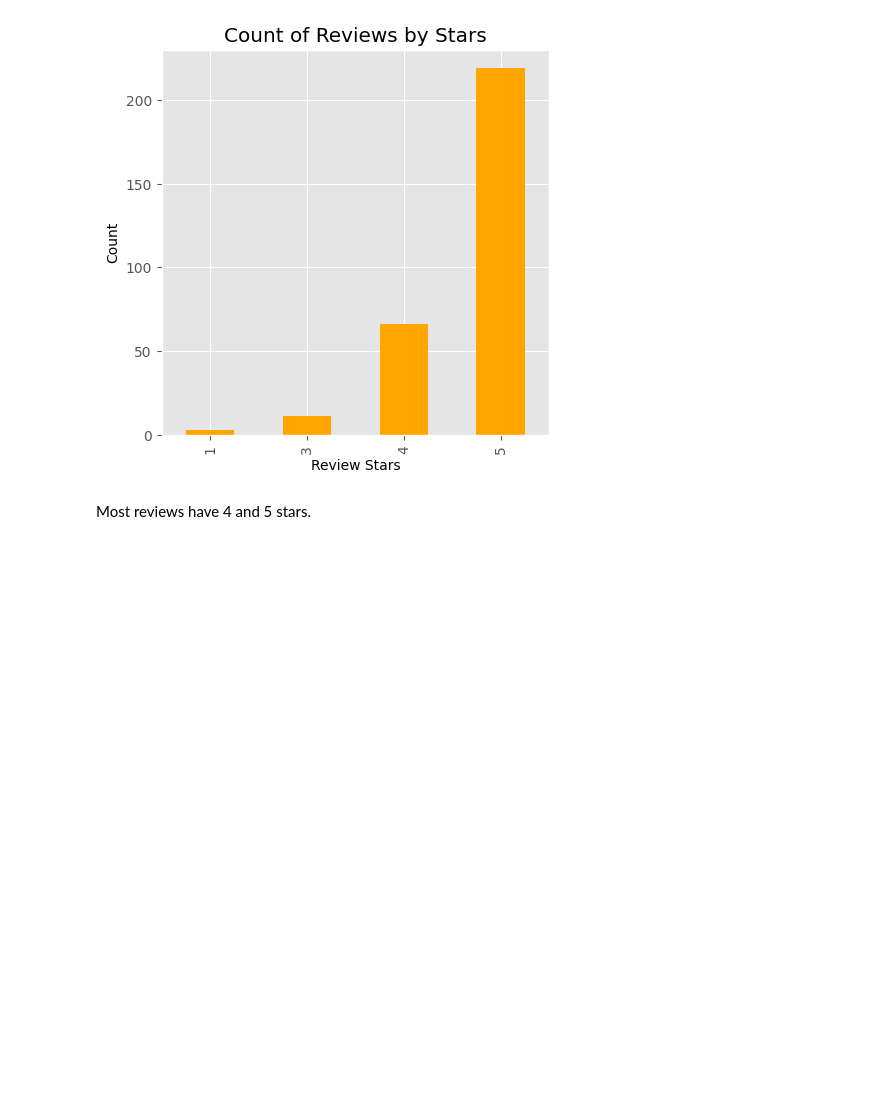
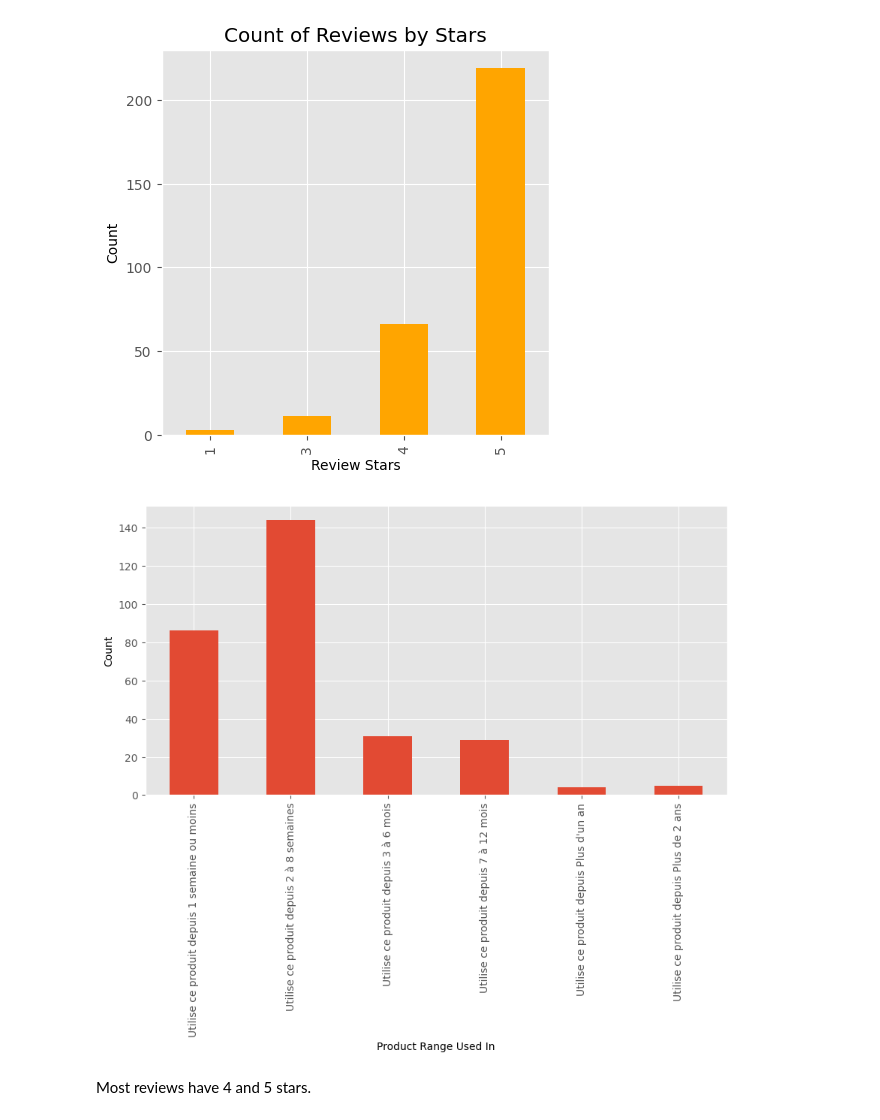
Before and after one commit to Hamagistral/decathlon-chatbot, a Jupyter notebook: notebook/decathlon-sentiment-analysis.ipynb, the cells around one changed output. Saved outputs shown, nothing was run; the diff lists cells and outputs as text; code cells hidden in the pictures; blank space fills up the shorter version.

```diff
--- a/notebook/decathlon-sentiment-analysis.ipynb
+++ b/notebook/decathlon-sentiment-analysis.ipynb
@@ -96,6 +96,16 @@ ax.set_ylabel('Count')
 plt.show()
 # %% [output]
 [figure]
+# %%
+ax = df['range_used'].value_counts().sort_index() \
+    .plot(kind='bar',
+          figsize=(10, 5))
+
+ax.set_xlabel('Product Range Used In')
+ax.set_ylabel('Count')
+plt.show()
+# %% [output]
+[figure, added]
 # %% [markdown]
 Most reviews have 4 and 5 stars.
 # %%
```
Also changed, not shown: parts of 1 cell of this notebook, 2 other files.
